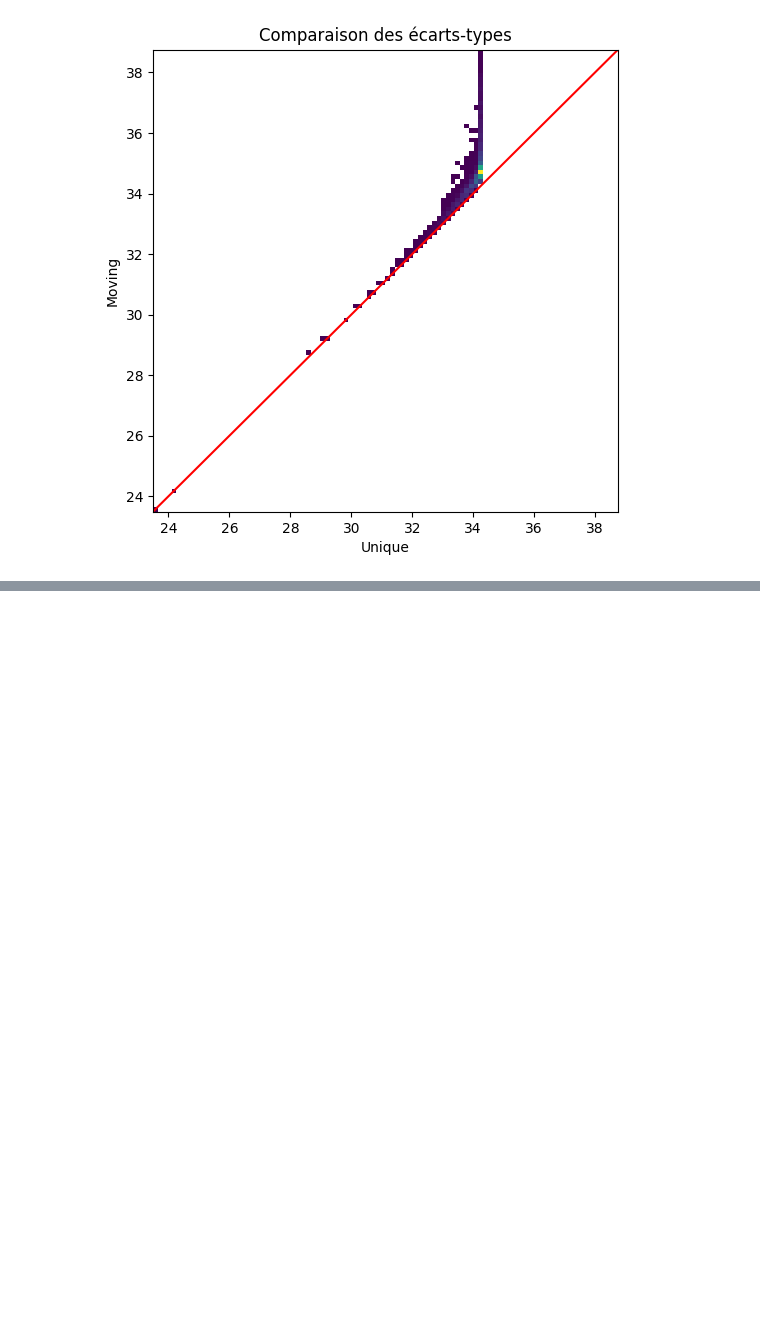
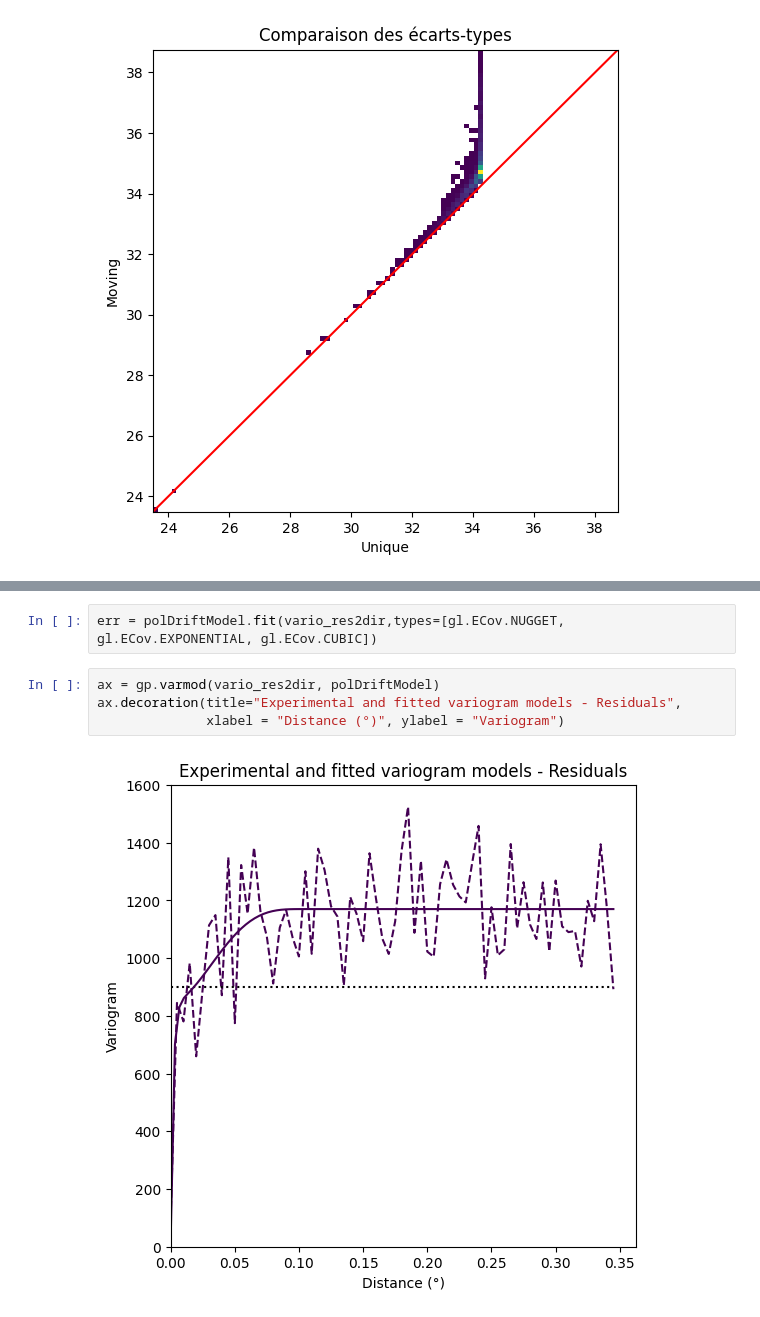
Before and after one commit to adwge99/Krigeage_PFAS, a Jupyter notebook: krigeage_anatole_3.ipynb, the cells around one changed output, grey strips where cells are left out. Saved outputs shown, nothing was run; the diff lists cells and outputs as text; blank space fills up the shorter version.

```diff
--- a/krigeage_anatole_3.ipynb
+++ b/krigeage_anatole_3.ipynb
@@ -105,0 +122,8 @@ ax.decoration(title="Comparaison des écarts-types", xlabel="Unique", ylabel="Mo
+# %%
+err = polDriftModel.fit(vario_res2dir,types=[gl.ECov.NUGGET, gl.ECov.EXPONENTIAL, gl.ECov.CUBIC])
+# %%
+ax = gp.varmod(vario_res2dir, polDriftModel)
+ax.decoration(title="Experimental and fitted variogram models - Residuals",
+              xlabel = "Distance (°)", ylabel = "Variogram")
+# %% [output]
+[figure, added]
```
Also changed, not shown: parts of 9 cells of this notebook.
